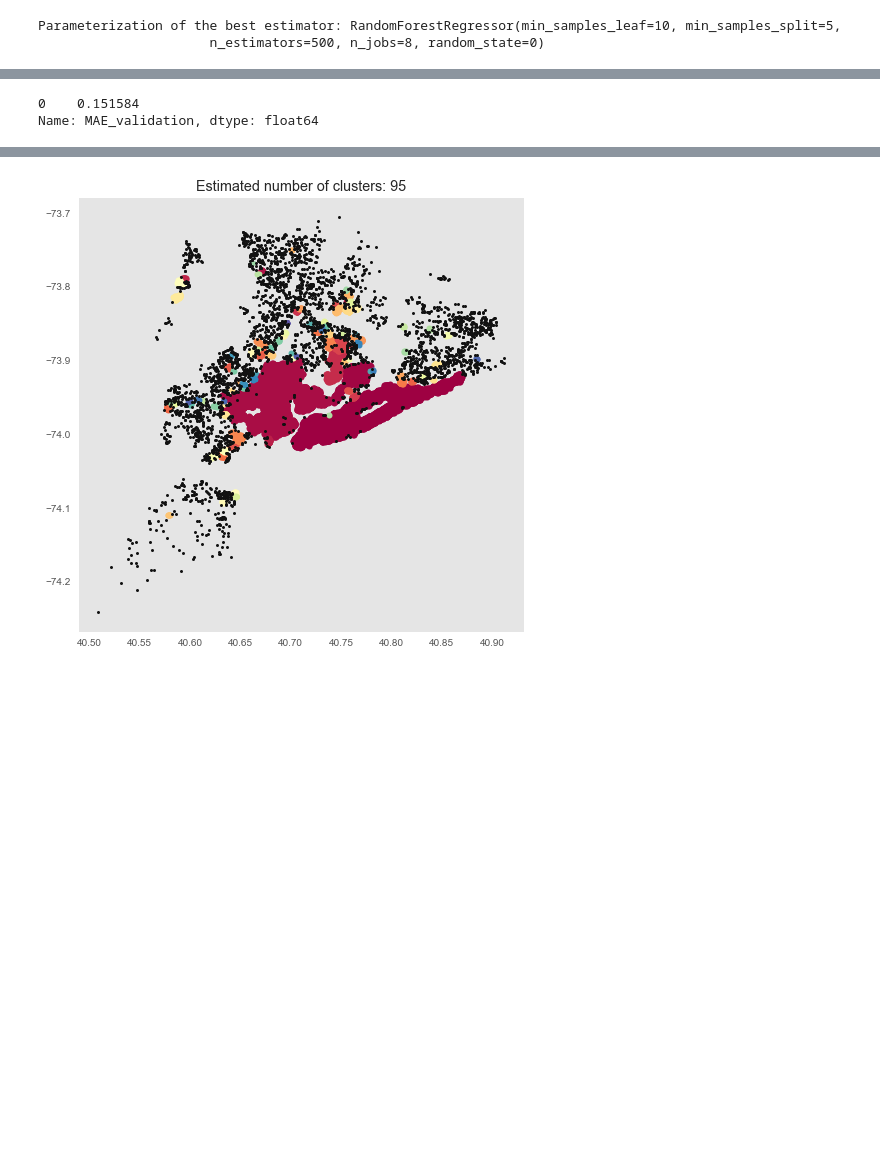
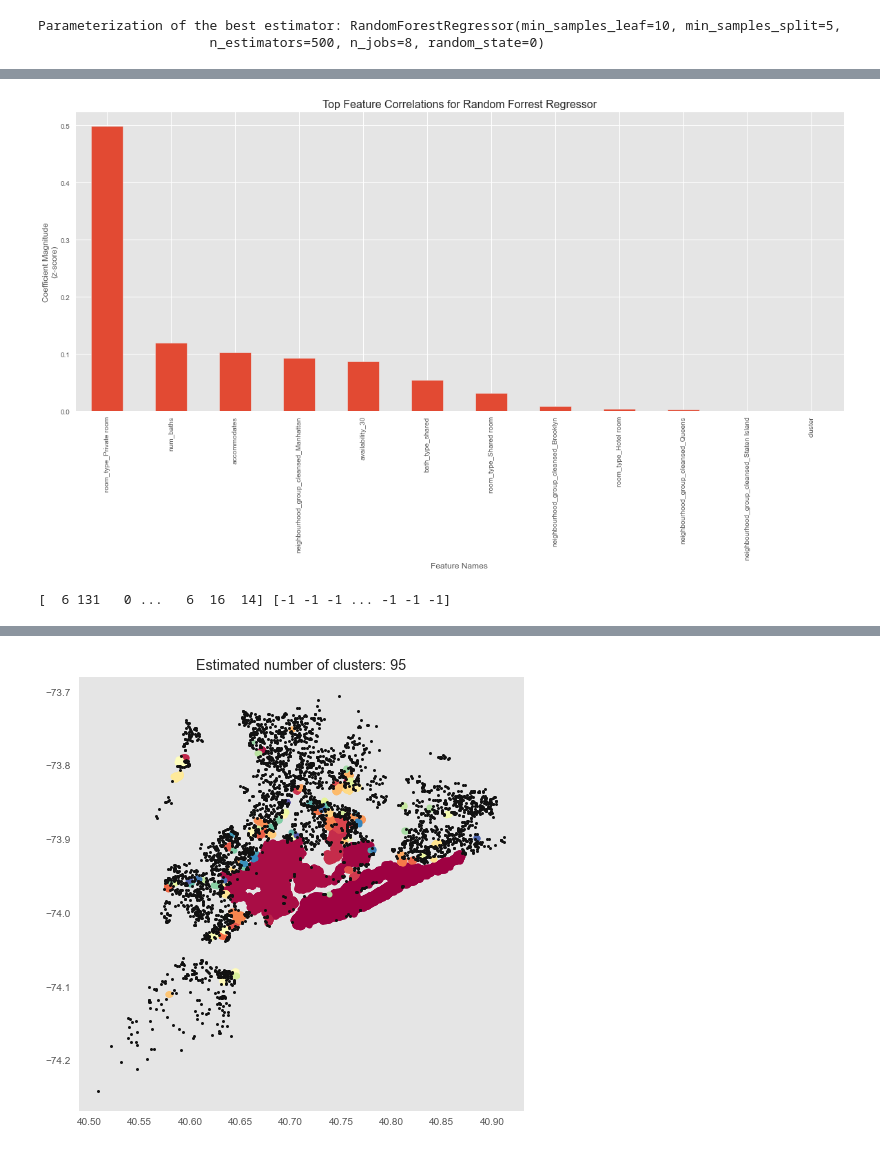
Before and after one commit to rickfontenot/airbnb, a Jupyter notebook: Lab3/Working/lab3_Puri.ipynb, the cells around one changed output, grey strips where cells are left out. Saved outputs shown, nothing was run; the diff lists cells and outputs as text; code cells hidden in the pictures; blank space fills up the shorter version.

```diff
--- a/Lab3/Working/lab3_Puri.ipynb
+++ b/Lab3/Working/lab3_Puri.ipynb
@@ -859,11 +863,33 @@ regModel_stat
+# %%
+#Load the model's coefficient weights and feature names into a dataframe sorted by weights
+randomForrestReg_weights = rfRandomEstimator.feature_importances_.ravel()
+randomForrestReg_feature_names = X_price_valid.columns.values
+randomForrestReg_ft_imp_df = pd.DataFrame({'feature_names':randomForrestReg_feature_names, 'weights':randomForrestReg_weights, 'absolute_weights': np.abs(randomForrestReg_weights)})
+randomForrestReg_ft_imp_df.sort_values(by='absolute_weights', inplace=True, ascending=False)
+# %%
+# Examine categorical variables of interest
+import matplotlib.pyplot as plt
+%matplotlib inline
+
+#Plot the model's feature importances
+# REFERENCE:  Eric Larson, https://github.com/eclarson/DataMiningNotebooks
+plt.style.use('ggplot')
+
+randomForrestReg_wt_plt_df = randomForrestReg_ft_imp_df.head(75)
+
+randomForrestReg_weights = pd.Series(randomForrestReg_wt_plt_df['weights'].values,index=randomForrestReg_wt_plt_df['feature_names'])
+ax = randomForrestReg_weights.plot(kind='bar', figsize=(20,8))
+
+ax.set_title("Top Feature Correlations for Random Forrest Regressor", fontsize=16)
+ax.set_ylabel("Coefficient Magnitude\n(z-score)")
+ax.set_xlabel("Feature Names")
+plt.show()
+# %% [output]
+[figure, added]
 # %%
-db_train = DBSCAN(eps=eps, min_samples=mpts, algorithm='ball_tree', metric='haversine').fit(np.radians(LatLong))
-
-        db_label = db_train.fit_predict(LatLong)
-        listings_modeling['cluster'] = db_label
-
-        db_label_val = db_train.fit_predict(LatLong_val)
-        listings_validation['cluster'] = db_label_val
+db_train = DBSCAN(eps=0.001, min_samples=8, algorithm='ball_tree', metric='haversine').fit(np.radians(LatLong))
+db_label = db_train.fit_predict(LatLong)
+db_label_val = db_train.fit_predict(LatLong_val)
+print(db_label, db_label_val)
 # %% [output]
-0    0.151584
-Name: MAE_validation, dtype: float64
+[  6 131   0 ...   6  16  14] [-1 -1 -1 ... -1 -1 -1]
```
Also changed, not shown: parts of 8 cells of this notebook.
